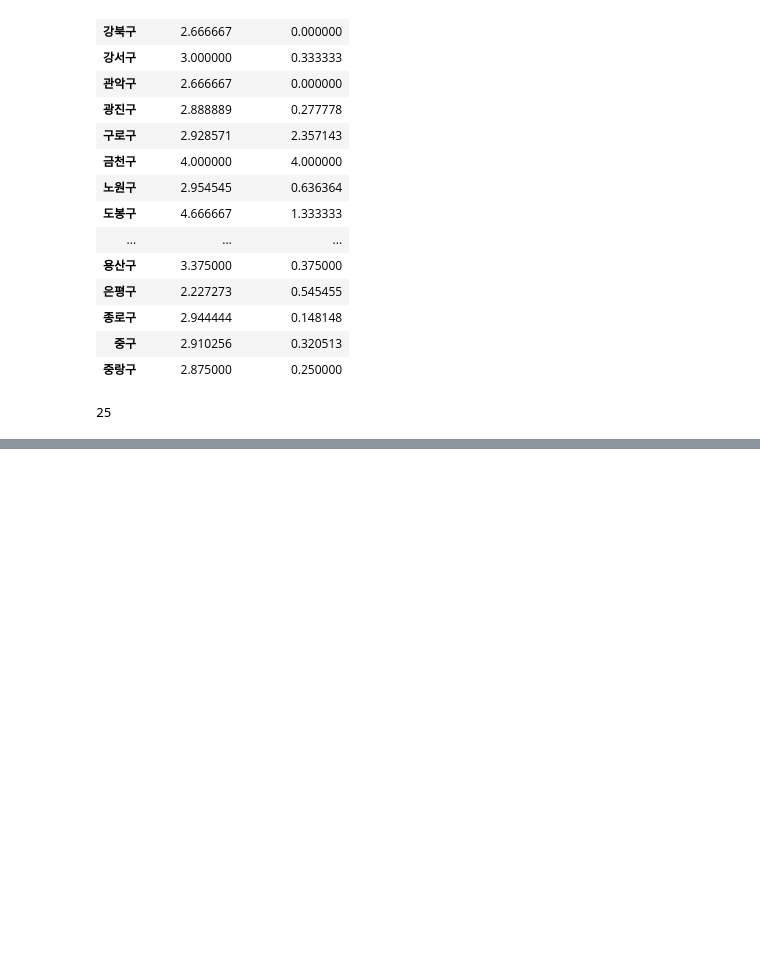
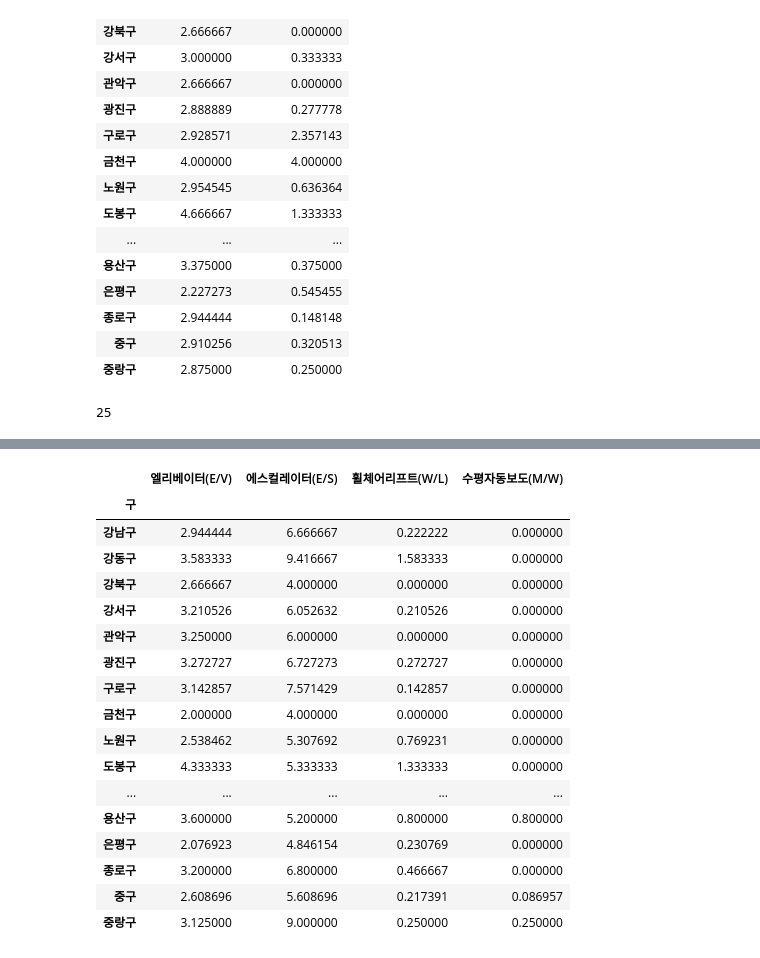
Before and after one commit to JongMany/big-data-programming-8, a Jupyter notebook: elevator_lift.ipynb, the cells around one changed output, grey strips where cells are left out. Cells and saved outputs as stored; diff of their text form; code cells hidden in the pictures; blank space fills up the shorter version.

```diff
--- a/elevator_lift.ipynb
+++ b/elevator_lift.ipynb
@@ -406,0 +523,27 @@ gu_df.to_csv('results/elevators_wheelchair_lifts.csv')
+# %%
+df3 = dfdfdf.copy()
+
+df3 = df3.drop(columns=['호선', '역명', '지하철역'])
+
+df3 = df3.set_index('구').groupby('구').mean()
+
+df3
+# %% [output]
+|  | 엘리베이터(E/V) | 에스컬레이터(E/S) | 휠체어리프트(W/L) | 수평자동보도(M/W) |
+| 구 |  |  |  |  |
+| 강남구 | 2.944444 | 6.666667 | 0.222222 | 0.000000 |
+| 강동구 | 3.583333 | 9.416667 | 1.583333 | 0.000000 |
+| 강북구 | 2.666667 | 4.000000 | 0.000000 | 0.000000 |
+| 강서구 | 3.210526 | 6.052632 | 0.210526 | 0.000000 |
+| 관악구 | 3.250000 | 6.000000 | 0.000000 | 0.000000 |
+| 광진구 | 3.272727 | 6.727273 | 0.272727 | 0.000000 |
+| 구로구 | 3.142857 | 7.571429 | 0.142857 | 0.000000 |
+| 금천구 | 2.000000 | 4.000000 | 0.000000 | 0.000000 |
+| 노원구 | 2.538462 | 5.307692 | 0.769231 | 0.000000 |
+| 도봉구 | 4.333333 | 5.333333 | 1.333333 | 0.000000 |
+| ... | ... | ... | ... | ... |
+| 용산구 | 3.600000 | 5.200000 | 0.800000 | 0.800000 |
+| 은평구 | 2.076923 | 4.846154 | 0.230769 | 0.000000 |
+| 종로구 | 3.200000 | 6.800000 | 0.466667 | 0.000000 |
+| 중구 | 2.608696 | 5.608696 | 0.217391 | 0.086957 |
+| 중랑구 | 3.125000 | 9.000000 | 0.250000 | 0.250000 |
```
Also changed, not shown: parts of 8 cells of this notebook, 13 other files.
